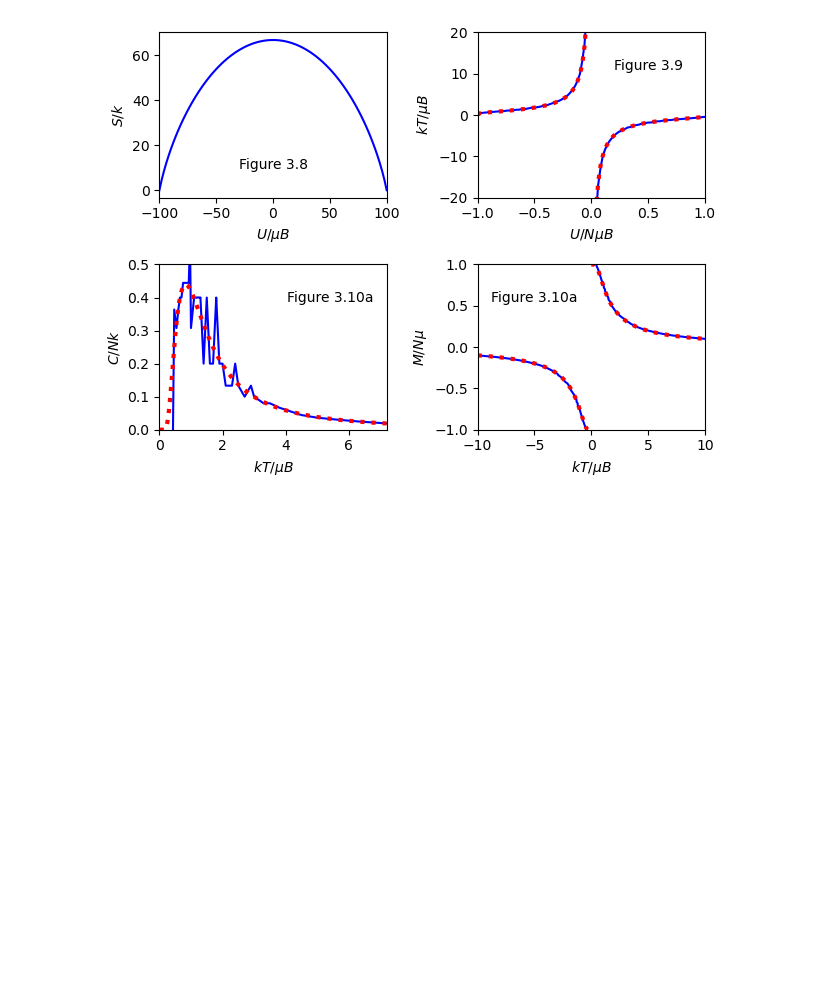
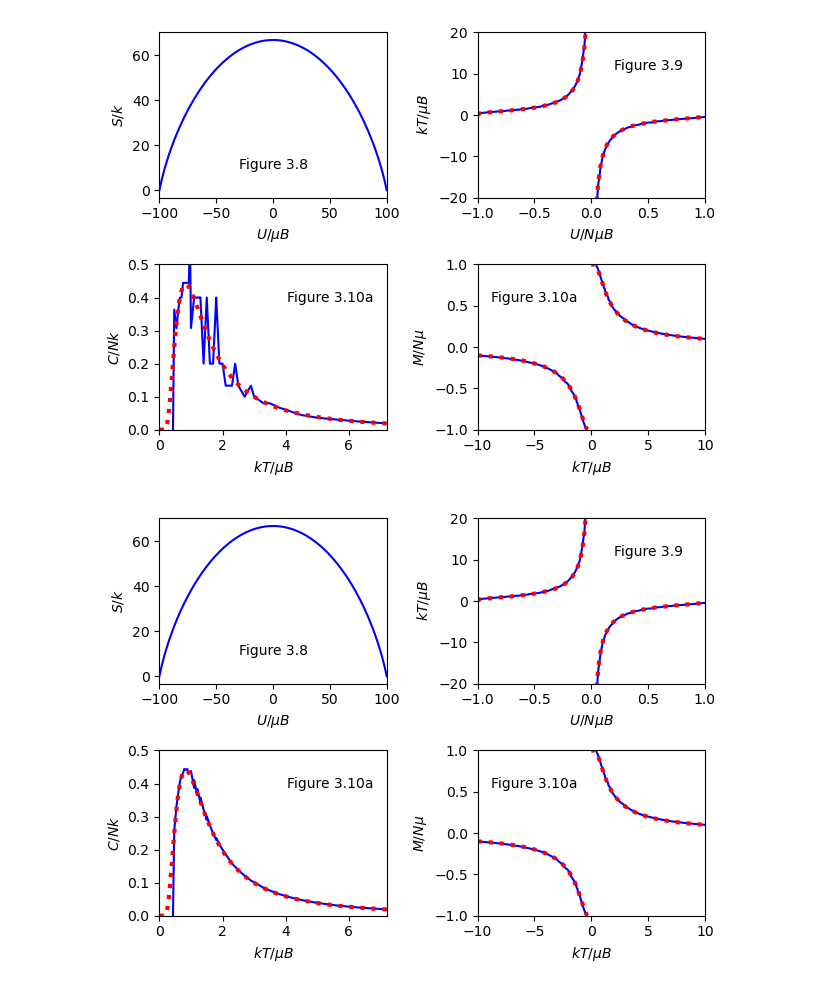
Before and after one commit to furnstahl/Physics-5600, a Jupyter notebook: Schroeder_Section_3p3_Paramagnetism.ipynb, the cells around one changed output. Drawn from its saved outputs; the diff is of its cells as text; code cells hidden in the pictures; blank space fills up the shorter version.

```diff
--- a/Schroeder_Section_3p3_Paramagnetism.ipynb
+++ b/Schroeder_Section_3p3_Paramagnetism.ipynb
@@ -75,10 +75,17 @@ def forward_diff(array1, array2, index):
 # %%
 def backward_diff(array1, array2, index):
     """
-    Calculate the derivative of array at index by backward difference
+    Calculate the derivative of array at index by central difference
     """
     return (array1[index] - array1[index - 1]) / \
            (array2[index] - array2[index - 1])
+# %%
+def second_deriv(array, index):
+    """
+    Calculate the 2nd derivative of an array at index
+    """
+    return ( array[index + 1] - 2 * array[index]  \
+             + array[index - 1] ) / 2
 # %%
 def properties_table(N, table=True):
     """
@@ -100,6 +107,7 @@ def properties_table(N, table=True):
     S_over_k_array = np.zeros(N+1)
     kT_over_muB_array = np.zeros(N+1)
     C_over_Nk_array = np.zeros(N+1)
+    C_over_Nk_array2 = np.zeros(N+1)
 
     for Nup in range(N+1):
         Nup_array[Nup] = int(Nup)
@@ -125,14 +133,19 @@ def properties_table(N, table=True):
         kT_over_muB_array[Nup] = T
 
     # Find C_over_Nk by central or forward/backward differences
+    #  Two different methods tried
     for Nup in range(N+1):
         if Nup > 0 and Nup < N:
             CB = central_diff(U_over_muB_array, kT_over_muB_array, Nup)
+            CB2 = 2 / second_deriv(S_over_k_array, Nup)
         elif Nup == 0:
             CB = 0
+            CB2 = 0
         elif Nup == N:
             CB = 0
+            CB2 = 0
         C_over_Nk_array[Nup] = CB / N
+        C_over_Nk_array2[Nup] = -CB2 / kT_over_muB_array[Nup]**2 / N
 
     if table:
         for Ndown in range(N+1):
@@ -148,14 +161,14 @@ def properties_table(N, table=True):
 
     return Nup_array, U_over_muB_array, M_over_mu_array, \
                Omega_array, S_over_k_array, kT_over_muB_array, \
-               C_over_Nk_array
+               C_over_Nk_array, C_over_Nk_array2
 # %% [markdown]
 ## Table 3.2
 # %%
 N_para = 100
 Nup_array, U_over_muB_array, M_over_mu_array, \
 Omega_array, S_over_k_array, kT_over_muB_array, \
-C_over_Nk_array = properties_table(N_para)
+C_over_Nk_array, C_over_Nk_array2 = properties_table(N_para)
 # %% [output]
  Nup U/muB  M/Nmu     Omega   S/k    kT/muB   C/Nk
  100  -100   1.00       1.0   0.00    0.43    0.000
@@ -249,3 +262,56 @@ axs[1,1].text(0.25, 0.8, 'Figure 3.10a', horizontalalignment='center',
 fig.tight_layout();
 # %% [output]
 [figure]
+# %%
+fig, axs = plt.subplots(2, 2)
+
+axs[0,0].plot(U_over_muB_array, S_over_k_array, color='blue')
+axs[0,0].set_xlabel(r'$U/\mu B$')
+axs[0,0].set_ylabel(r'$S/k$')
+axs[0,0].set_xlim(U_over_muB_array[-1], U_over_muB_array[0])
+axs[0,0].text(0.5, 0.2, 'Figure 3.8', horizontalalignment='center',
+     verticalalignment='center', transform=axs[0,0].transAxes)
+
+U_over_muBN_exact1 = np.arange(-1, 0, .01)
+kT_over_muB_exact_array1 = kT_over_muB_exact(N_para*U_over_muBN_exact1, N_para)
+U_over_muBN_exact2 = np.arange(0, 1, .01)
+kT_over_muB_exact_array2 = kT_over_muB_exact(N_para*U_over_muBN_exact2, N_para)
+axs[0,1].plot(U_over_muB_array/N_para, kT_over_muB_array, color='blue')
+axs[0,1].plot(U_over_muBN_exact1, kT_over_muB_exact_array1, color='red', ls=':', lw=3)
+axs[0,1].plot(U_over_muBN_exact2, kT_over_muB_exact_array2, color='red', ls=':', lw=3)
+axs[0,1].set_xlabel(r'$U/N \mu B$')
+axs[0,1].set_ylabel(r'$kT / \mu B$')
+axs[0,1].set_xlim(-1, 1)
+axs[0,1].set_ylim(-20, 20)
+axs[0,1].text(0.75, 0.8, 'Figure 3.9', horizontalalignment='center',
+     verticalalignment='center', transform=axs[0,1].transAxes)
+
+kT_over_muB_CB_array = np.arange(0.01, 8, .01)
+CB_over_Nk_exact_array = CB_over_Nk_exact(kT_over_muB_CB_array)
+axs[1,0].plot(kT_over_muB_array, C_over_Nk_array2, color='blue')
+axs[1,0].plot(kT_over_muB_CB_array, CB_over_Nk_exact_array, color='red', ls=':', lw=3)
+axs[1,0].set_xlabel(r'$kT / \mu B$')
+axs[1,0].set_ylabel(r'$C/N k$')
+axs[1,0].set_xlim(0, 7.2)
+axs[1,0].set_ylim(0, 0.5)
+axs[1,0].text(0.75, 0.8, 'Figure 3.10a', horizontalalignment='center',
+     verticalalignment='center', transform=axs[1,0].transAxes)
+
+kT_over_muB_M_array1 = np.arange(-12, 0, .01)
+M_over_muN_exact_array1 = M_over_muN_exact(kT_over_muB_M_array1)
+kT_over_muB_M_array2 = np.arange(0, 12, .01)
+M_over_muN_exact_array2 = M_over_muN_exact(kT_over_muB_M_array2)
+axs[1,1].plot(kT_over_muB_array, M_over_mu_array, color='blue')
+axs[1,1].plot(kT_over_muB_M_array1, M_over_muN_exact_array1, color='red', ls=':', lw=3)
+axs[1,1].plot(kT_over_muB_M_array2, M_over_muN_exact_array2, color='red', ls=':', lw=3)
+axs[1,1].set_xlabel(r'$kT / \mu B$')
+axs[1,1].set_ylabel(r'$M/N \mu$')
+axs[1,1].set_xlim(-10, 10)
+axs[1,1].set_ylim(-1, 1)
+axs[1,1].text(0.25, 0.8, 'Figure 3.10a', horizontalalignment='center',
+     verticalalignment='center', transform=axs[1,1].transAxes)
+
+
+fig.tight_layout();
+# %% [output]
+[figure, added]
```
